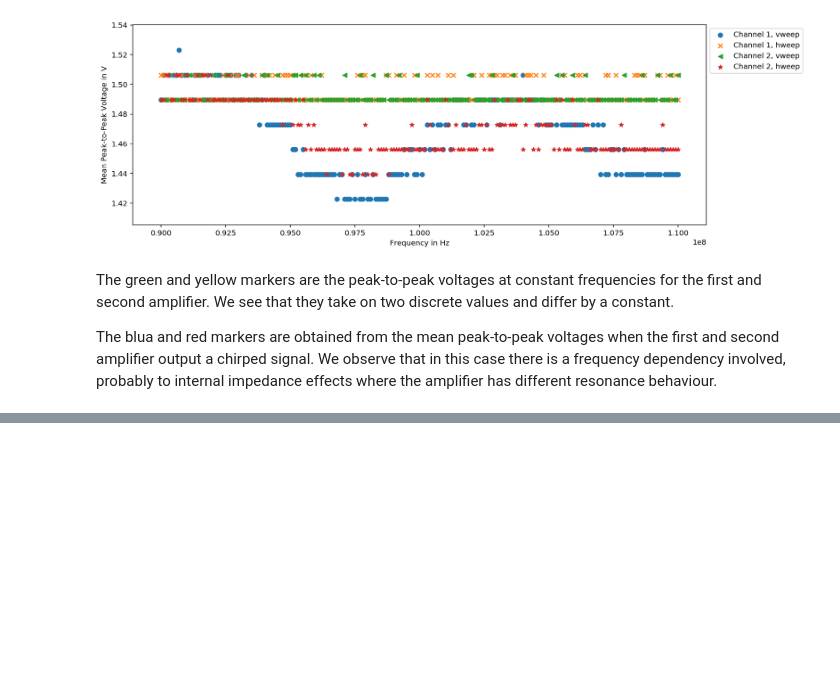
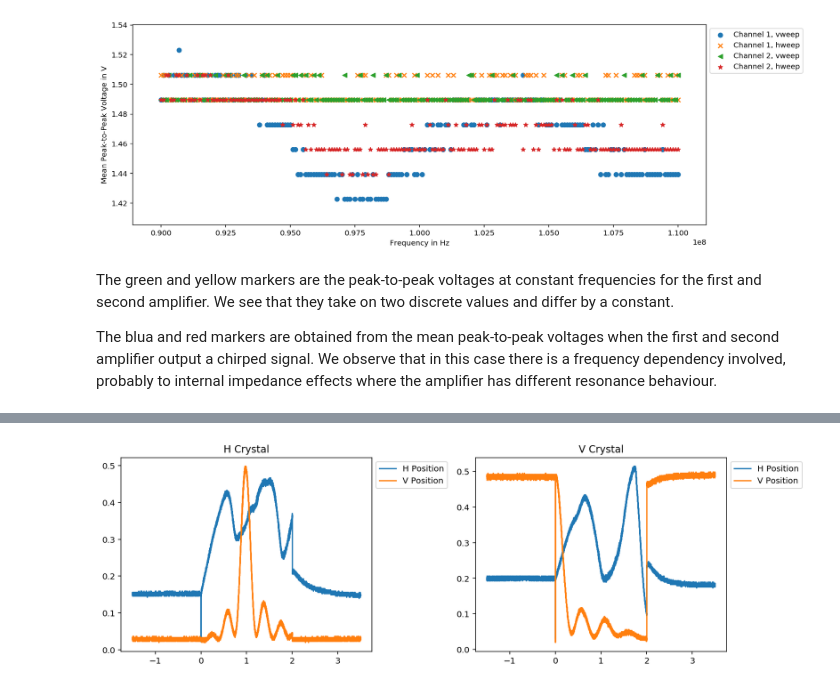
Before and after one commit to bodokaiser/bachelor-thesis, a Jupyter notebook: notebooks/Parameters.ipynb, the cells around one changed output, grey strips where cells are left out. Saved outputs shown, nothing was run; the diff lists cells and outputs as text; code cells hidden in the pictures; blank space fills up the shorter version.

```diff
--- a/notebooks/Parameters.ipynb
+++ b/notebooks/Parameters.ipynb
@@ -71,0 +111,22 @@ The blua and red markers are obtained from the mean peak-to-peak voltages when t
+# %%
+t3, U3 = read.h5dataset('../datasets/broken/4nodwelllowhorinv1.h5', 1)
+t4, U4 = read.h5dataset('../datasets/broken/5nodwelllowverinv1.h5', 1)
+# %%
+plt.figure(figsize=(12, 4))
+
+plt.subplot(121)
+plt.title('H Crystal')
+plt.plot(t1a, U1a, label='H Position')
+plt.plot(t3, U3, label='V Position')
+plt.legend(bbox_to_anchor=(1,1), loc="upper left")
+
+plt.subplot(122)
+plt.title('V Crystal')
+plt.plot(t2a, U2a, label='H Position')
+plt.plot(t4, U4, label='V Position')
+plt.legend(bbox_to_anchor=(1,1), loc="upper left")
+
+plt.tight_layout()
+plt.show()
+# %% [output]
+[figure, added]
```
Also changed, not shown: parts of 10 cells of this notebook, 17 other files.
